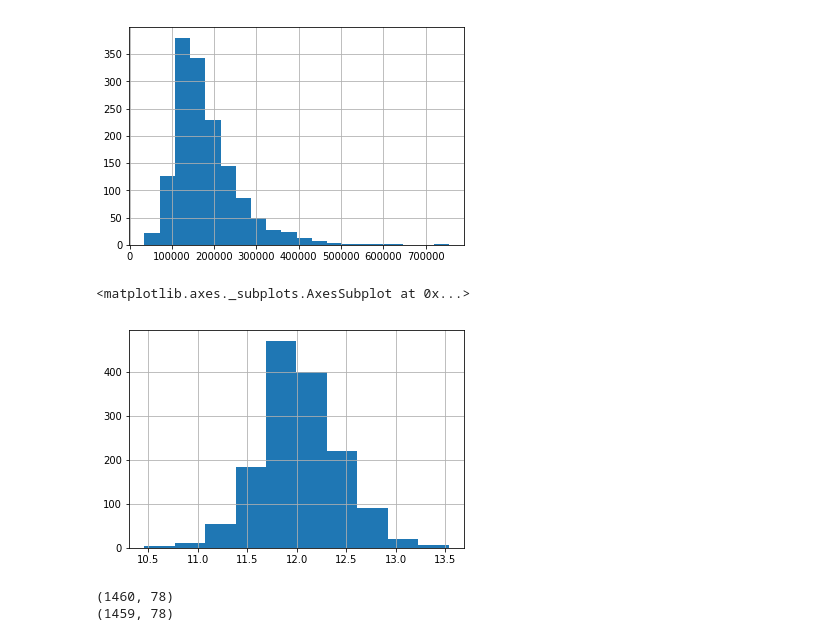
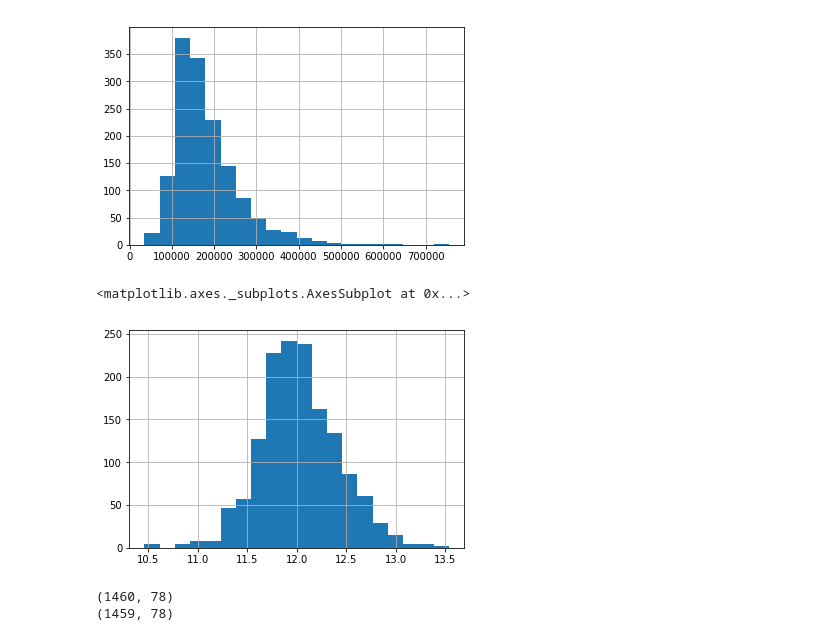
Before and after one commit to JohnErnestBonanno/HousingPrices, a Jupyter notebook: EDA_HousingPrices.ipynb, the cells around one changed output. Saved outputs shown, nothing was run; the diff lists cells and outputs as text; code cells hidden in the pictures.

```diff
--- a/EDA_HousingPrices.ipynb
+++ b/EDA_HousingPrices.ipynb
@@ -46,10 +61,10 @@ dfTrain.SalePrice.hist(bins = 20)
 # %%
 #Makes the price more uniform, but is that something we actually want?
 SalePriceLog = np.log(dfTrain.SalePrice)
-SalePriceLog.hist()
+SalePriceLog.hist(bins = 20)
 # %% [output]
 <matplotlib.axes._subplots.AxesSubplot at 0x...>
-[figure, old version]
+[figure, new version]
 # %%
 print(dfTrain.shape)
 print(dfTest.shape)
```
Also changed, not shown: parts of 27 cells of this notebook.
